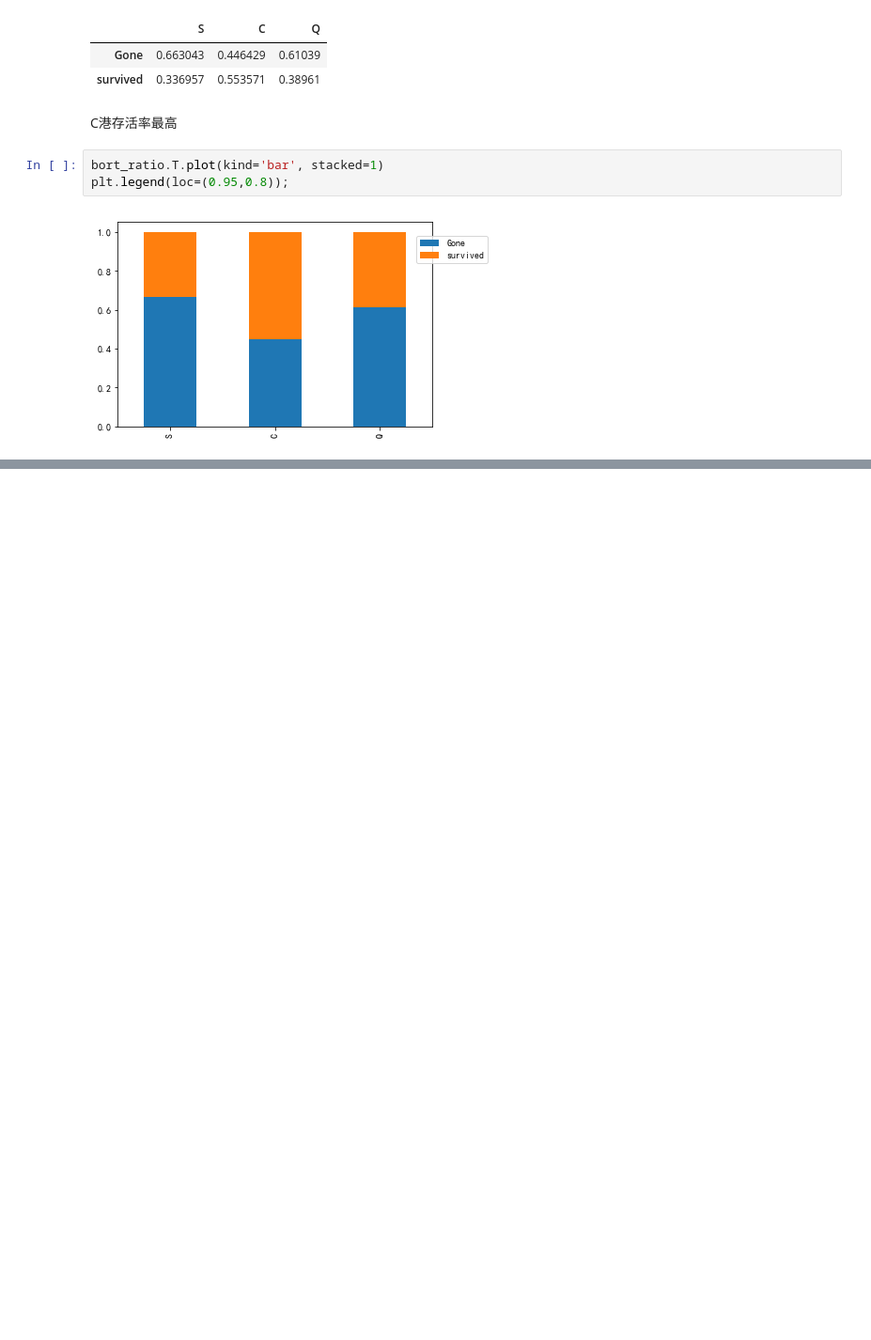
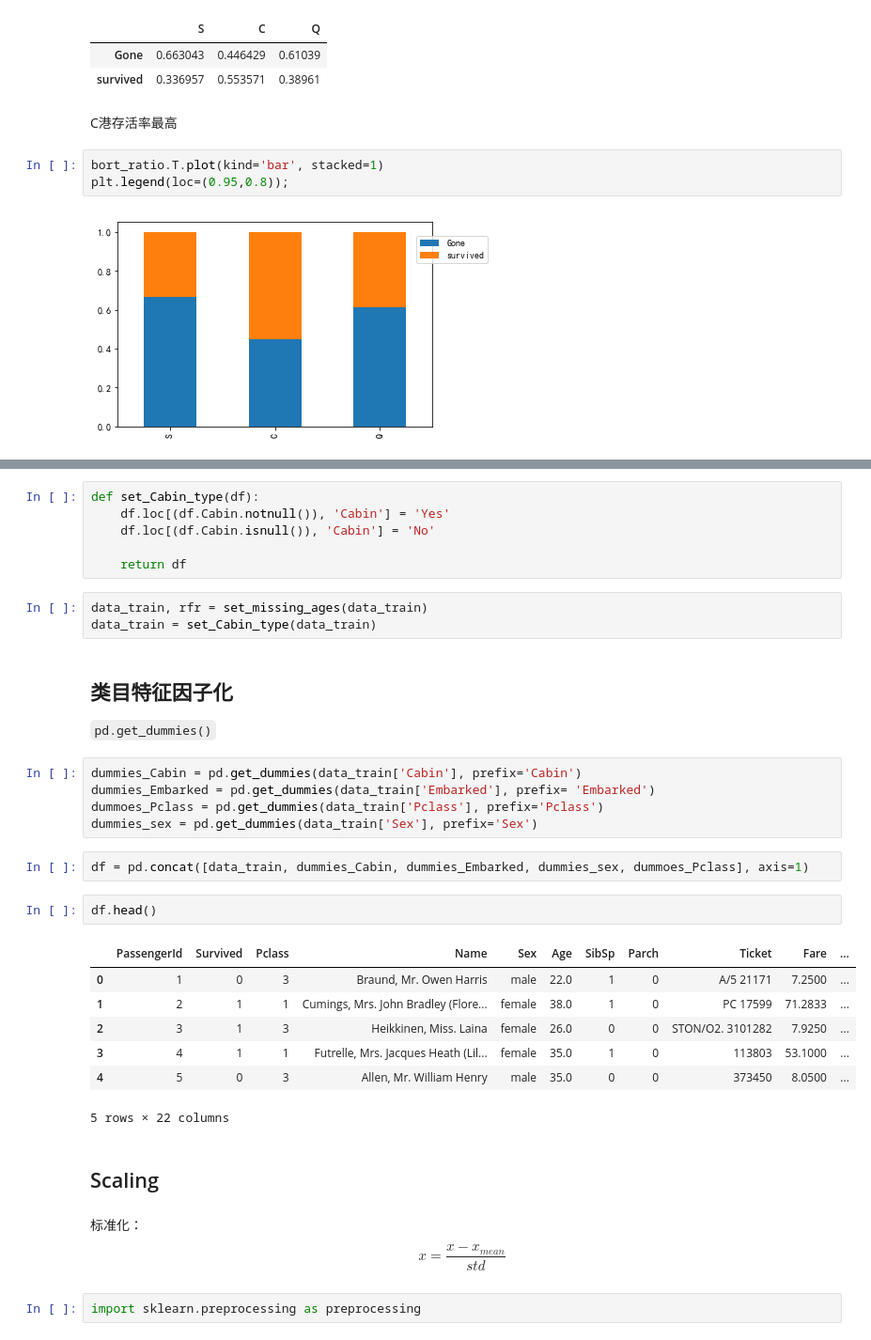
Before and after one commit to ds17/machine_learning, a Jupyter notebook: Data_Science/Kaggle/01_Titanic Disaster/Titanic Survival Prediction.ipynb, the cells around one changed output, grey strips where cells are left out. Shown at 94% size. Saved outputs shown, nothing was run; the diff lists cells and outputs as text; blank space fills up the shorter version.

```diff
--- a/Data_Science/Kaggle/01_Titanic Disaster/Titanic Survival Prediction.ipynb
+++ b/Data_Science/Kaggle/01_Titanic Disaster/Titanic Survival Prediction.ipynb
@@ -143,0 +175,35 @@ plt.legend(loc=(0.95,0.8));
+# %%
+def set_Cabin_type(df):
+    df.loc[(df.Cabin.notnull()), 'Cabin'] = 'Yes'
+    df.loc[(df.Cabin.isnull()), 'Cabin'] = 'No'
+
+    return df
+# %%
+data_train, rfr = set_missing_ages(data_train)
+data_train = set_Cabin_type(data_train)
+# %% [markdown]
+## 类目特征因子化
+`pd.get_dummies()`
+# %%
+dummies_Cabin = pd.get_dummies(data_train['Cabin'], prefix='Cabin')
+dummies_Embarked = pd.get_dummies(data_train['Embarked'], prefix= 'Embarked')
+dummoes_Pclass = pd.get_dummies(data_train['Pclass'], prefix='Pclass')
+dummies_sex = pd.get_dummies(data_train['Sex'], prefix='Sex')
+# %%
+df = pd.concat([data_train, dummies_Cabin, dummies_Embarked, dummies_sex, dummoes_Pclass], axis=1)
+# %%
+df.head()
+# %% [output]
+|  | PassengerId | Survived | Pclass | Name | Sex | Age | SibSp | Parch | Ticket | Fare | ... |
+| 0 | 1 | 0 | 3 | Braund, Mr. Owen Harris | male | 22.0 | 1 | 0 | A/5 21171 | 7.2500 | ... |
+| 1 | 2 | 1 | 1 | Cumings, Mrs. John Bradley (Flore... | female | 38.0 | 1 | 0 | PC 17599 | 71.2833 | ... |
+| 2 | 3 | 1 | 3 | Heikkinen, Miss. Laina | female | 26.0 | 0 | 0 | STON/O2. 3101282 | 7.9250 | ... |
+| 3 | 4 | 1 | 1 | Futrelle, Mrs. Jacques Heath (Lil... | female | 35.0 | 1 | 0 | 113803 | 53.1000 | ... |
+| 4 | 5 | 0 | 3 | Allen, Mr. William Henry | male | 35.0 | 0 | 0 | 373450 | 8.0500 | ... |
+5 rows × 22 columns
+# %% [markdown]
+## Scaling
+# %% [markdown]
+标准化：$$x=\frac{x-x_{mean}}{std}$$
+# %%
+import sklearn.preprocessing as preprocessing
```
Also changed, not shown: parts of 17 cells of this notebook.
